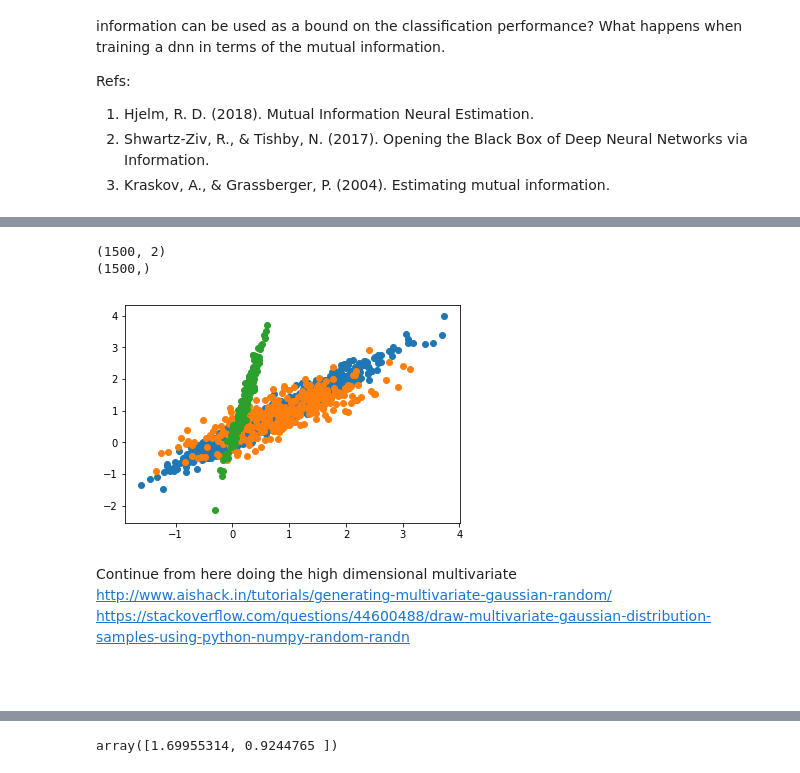
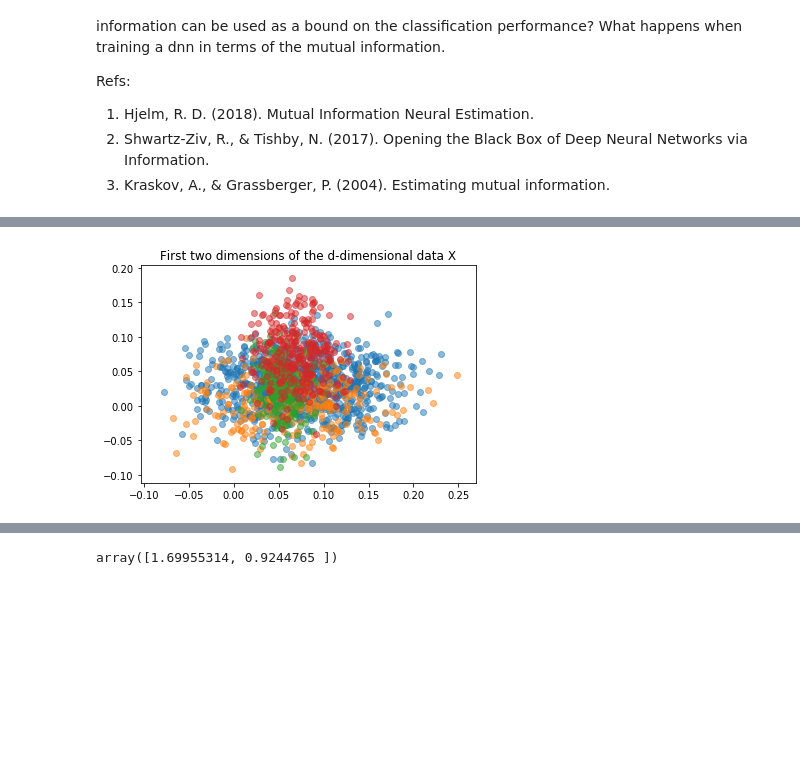
Before and after one commit to matiasdm/notes-on-deep-learning, a Jupyter notebook: notebooks/MutualInformation.ipynb, the cells around one changed output, grey strips where cells are left out. Drawn from its saved outputs; the diff is of its cells as text; code cells hidden in the pictures; blank space fills up the shorter version.

```diff
--- a/notebooks/MutualInformation.ipynb
+++ b/notebooks/MutualInformation.ipynb
@@ -29,19 +31,10 @@ X,y = toy_data2(n0=200, n1=300, verbose=1)
 # %%
 # toy example 3: N multivariate gaussians in a d dimensional space.
 from data import toy_data3
-X,y = toy_data3(n=(1000,300,200),d=2)
-plt.scatter(X[y==0,0],X[y==0,1])
-plt.scatter(X[y==1,0],X[y==1,1])
-plt.scatter(X[y==2,0],X[y==2,1])
-print(X.shape)
-print(y.shape)
+n = (1000,300,200,300)
+X,y = toy_data3(n=n,d=100)
+for c,nn in enumerate(n):
+    plt.scatter(X[y==c,0],X[y==c,1], alpha=.5)
+plt.title('First two dimensions of the d-dimensional data X');
 # %% [output]
-(1500, 2)
-(1500,)
-[figure, old version]
+[figure, new version]
-# %% [markdown]
-Continue from here doing the high dimensional multivariate
-http://www.aishack.in/tutorials/generating-multivariate-gaussian-random/
-https://stackoverflow.com/questions/44600488/draw-multivariate-gaussian-distribution-samples-using-python-numpy-random-randn
-# %% [markdown]
-###
```
Also changed, not shown: parts of 8 cells of this notebook, 3 other files.
